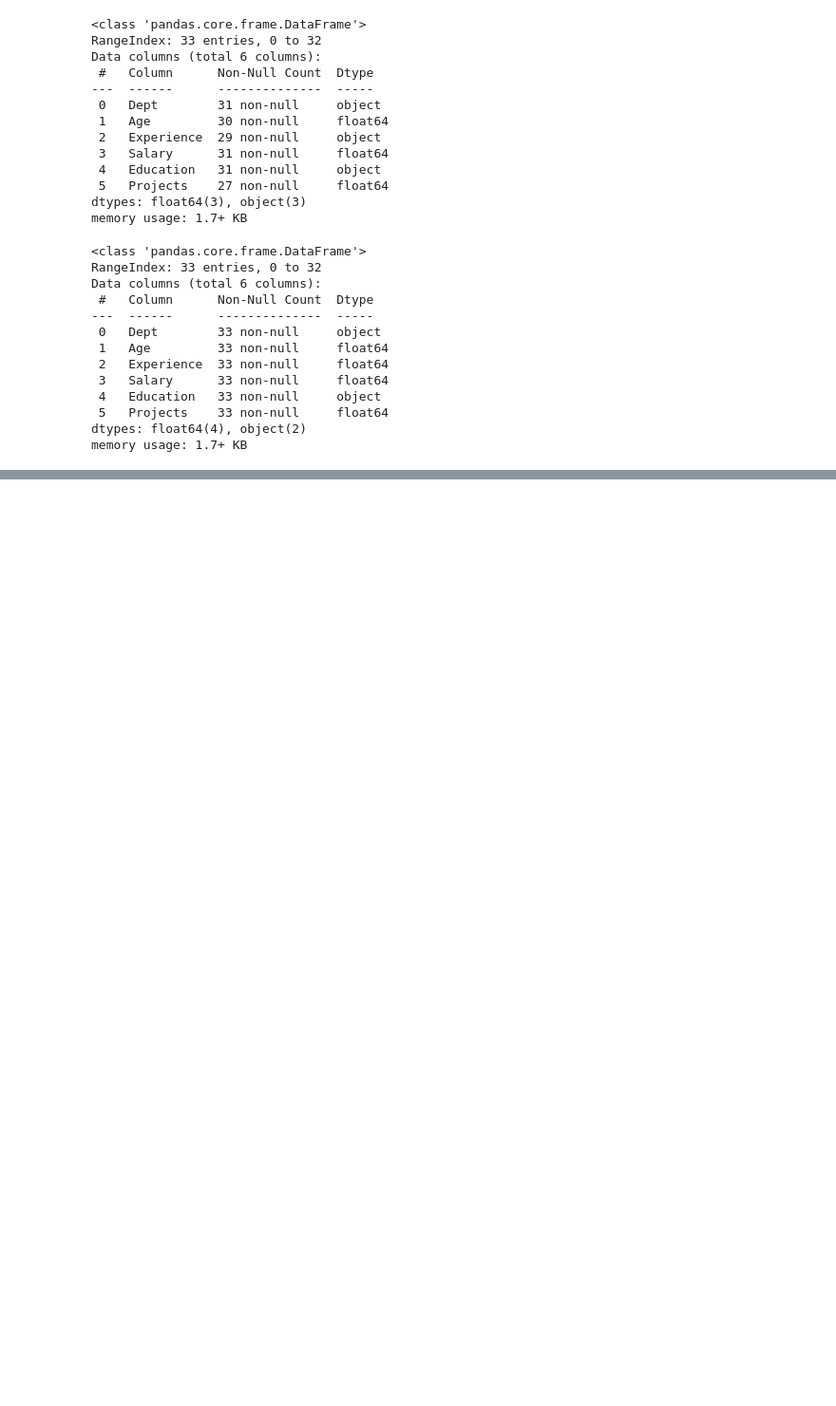
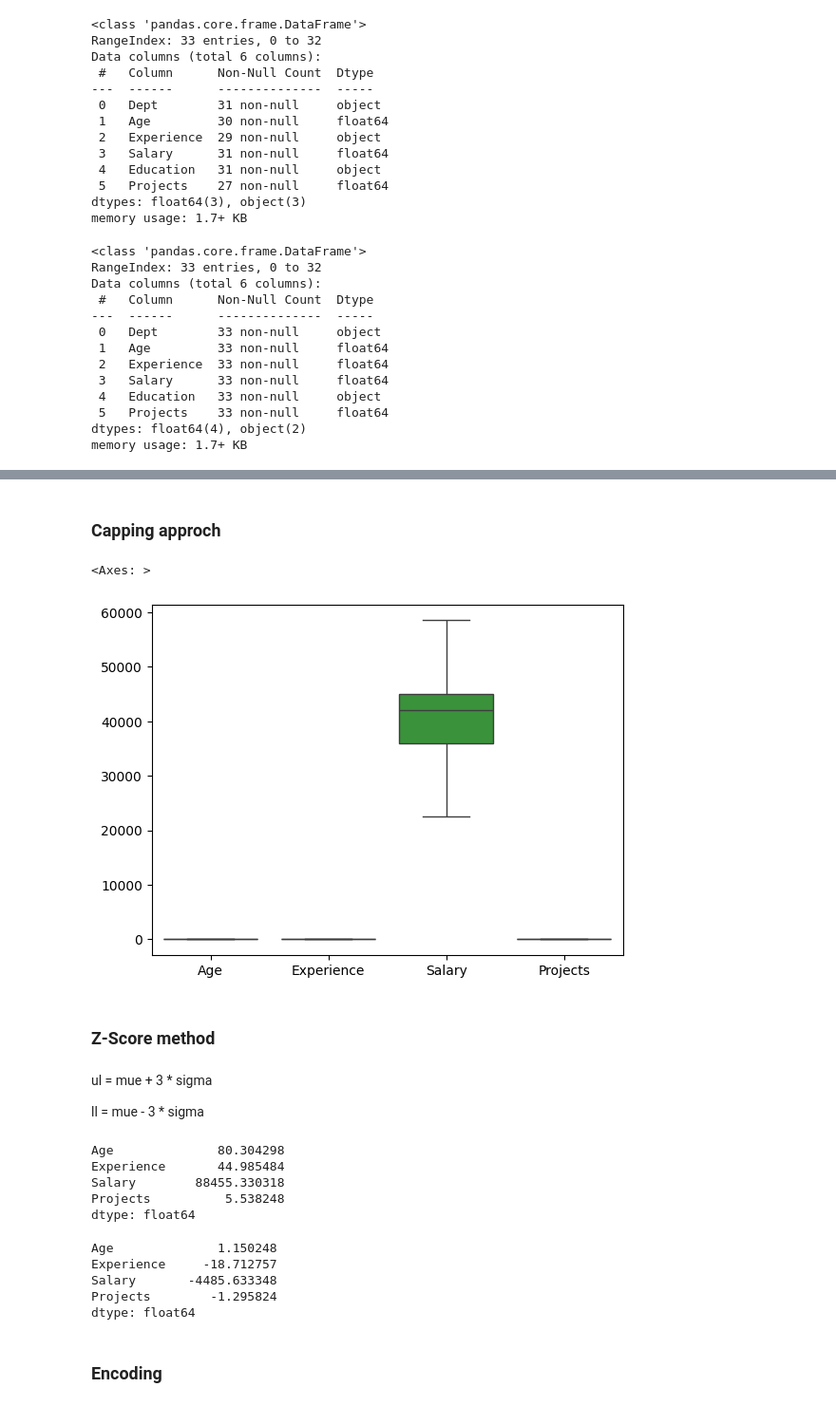
Before and after one commit to aakashpokkanayil/Data_Science_Prep, a Jupyter notebook: Components/Statistics/eda.ipynb, the cells around one changed output, grey strips where cells are left out. Shown: that part at 95% size. Drawn from its saved outputs; the diff is of its cells as text; code cells hidden in the pictures; blank space fills up the shorter version.

```diff
--- a/Components/Statistics/eda.ipynb
+++ b/Components/Statistics/eda.ipynb
@@ -151,0 +273,15 @@ memory usage: 1.7+ KB
+# %% [markdown]
+### Capping approch
+# %%
+df3=df1.select_dtypes(exclude='object').copy()
+# %%
+df3['Age']=np.where(df3['Age']>ul['Age'],ul['Age'],np.where(df3['Age']<ll['Age'],ll['Age'],df3['Age']))
+# %%
+df3['Experience']=np.where(df3['Experience']>ul['Experience'],ul['Experience'],np.where(df3['Experience']<ll['Experience'],ll['Experience'],df3['Experience']))
+df3['Salary']=np.where(df3['Salary']>ul['Salary'],ul['Salary'],np.where(df3['Salary']<ll['Salary'],ll['Salary'],df3['Salary']))
+df3['Projects']=np.where(df3['Projects']>ul['Projects'],ul['Projects'],np.where(df3['Projects']<ll['Projects'],ll['Projects'],df3['Projects']))
+# %%
+sns.boxplot(df3)
+# %% [output]
+<Axes: >
+[figure, added]
@@ -151,0 +292,6 @@ memory usage: 1.7+ KB
+# %% [markdown]
+### Z-Score method
+# %% [markdown]
+ul = mue + 3 * sigma
+
+ll = mue - 3 * sigma
@@ -151,0 +303,18 @@ memory usage: 1.7+ KB
+# %%
+ul
+# %% [output]
+Age              80.304298
+Experience       44.985484
+Salary        88455.330318
+Projects          5.538248
+dtype: float64
+# %%
+ll
+# %% [output]
+Age              1.150248
+Experience     -18.712757
+Salary       -4485.633348
+Projects        -1.295824
+dtype: float64
+# %% [markdown]
+### Encoding
```
Also changed, not shown: parts of 46 cells of this notebook, 8 other files.
